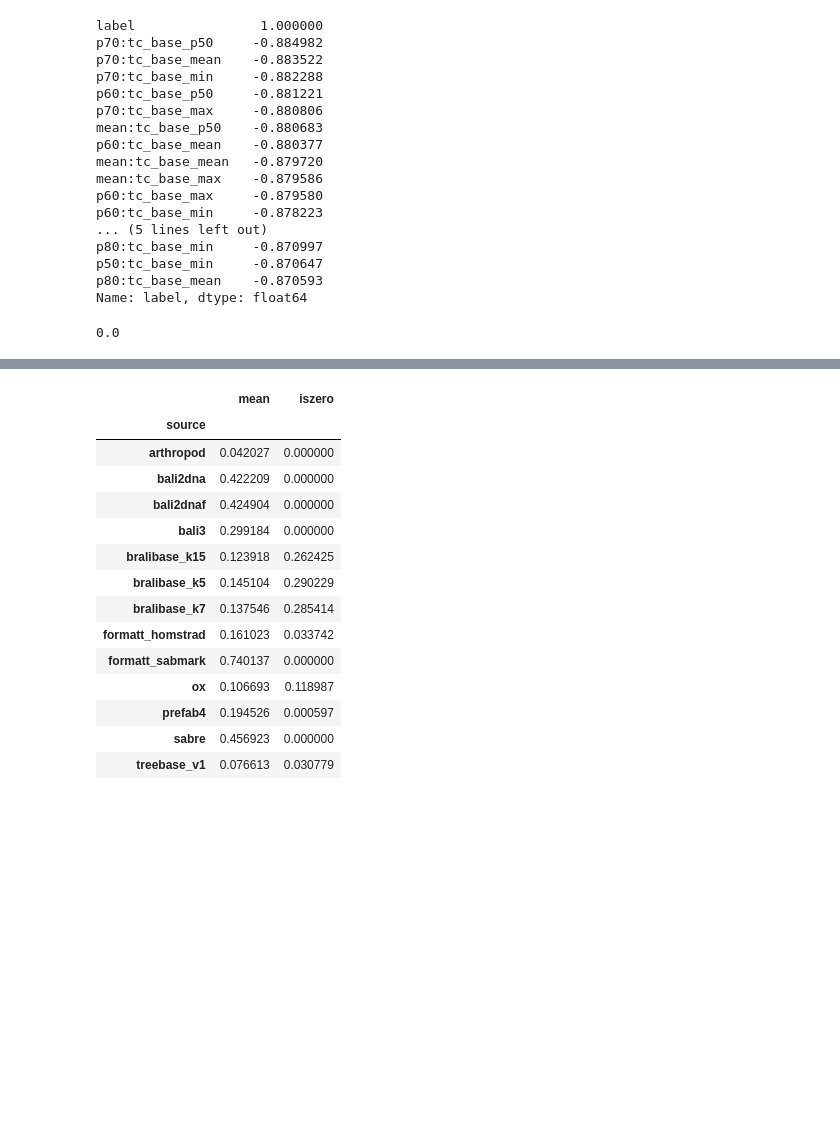
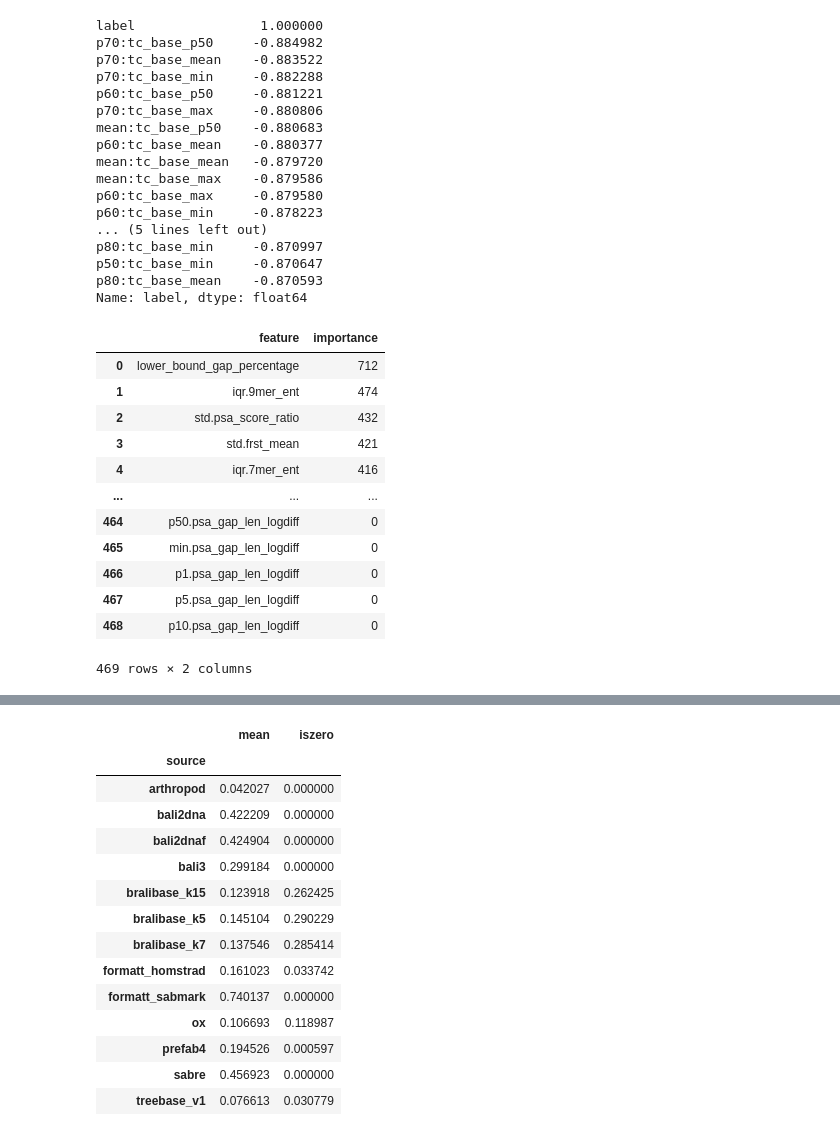
Before and after one commit to MaBody/aldiscore, a Jupyter notebook: notebooks/prediction_dev.ipynb, the cells around one changed output, grey strips where cells are left out. Cells and saved outputs as stored; diff of their text form; code cells hidden in the pictures; blank space fills up the shorter version.

```diff
--- a/notebooks/prediction_dev.ipynb
+++ b/notebooks/prediction_dev.ipynb
@@ -234,17 +194,30 @@ Name: label, dtype: float64
 # %%
 imps = model.feature_importances_
 imps
 
 
 # else:
-#     imps = model.feature_importances_
-# imp_df = pd.DataFrame(dict(feature=feat_df.columns, importance=imps))
-# imp_df = imp_df.sort_values("importance", ignore_index=True, ascending=False)
-# imp_df[:10]
-# imp_df[imp_df.feature.str.contains("mer")].iloc[:10]
+imps = model.feature_importances_
+imp_df = pd.DataFrame(dict(feature=feat_df.columns, importance=imps))
+imp_df = imp_df.sort_values("importance", ignore_index=True, ascending=False)
+imp_df[:10]
+imp_df[imp_df.feature.str.contains("mer")].iloc[:10]
+imp_df
 # np.save(ROOT / "top_feats.npy", imp_df.feature[:50].to_numpy())
 # %% [output]
+|  | feature | importance |
+| 0 | lower_bound_gap_percentage | 712 |
+| 1 | iqr.9mer_ent | 474 |
+| 2 | std.psa_score_ratio | 432 |
+| 3 | std.frst_mean | 421 |
+| 4 | iqr.7mer_ent | 416 |
+| ... | ... | ... |
+| 464 | p50.psa_gap_len_logdiff | 0 |
+| 465 | min.psa_gap_len_logdiff | 0 |
+| 466 | p1.psa_gap_len_logdiff | 0 |
+| 467 | p5.psa_gap_len_logdiff | 0 |
+| 468 | p10.psa_gap_len_logdiff | 0 |
-0.0
+469 rows × 2 columns
 # %%
 lgb.plot_importance(model, figsize=(6, 7), importance_type="gain", max_num_features=40)
 # else:
```
Also changed, not shown: parts of 6 cells of this notebook.
